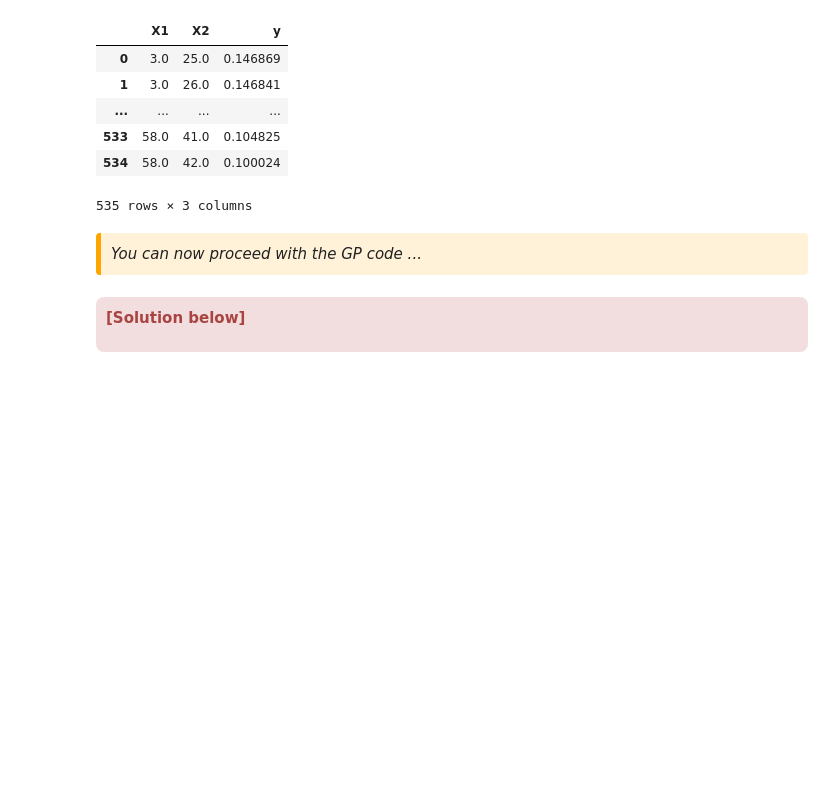
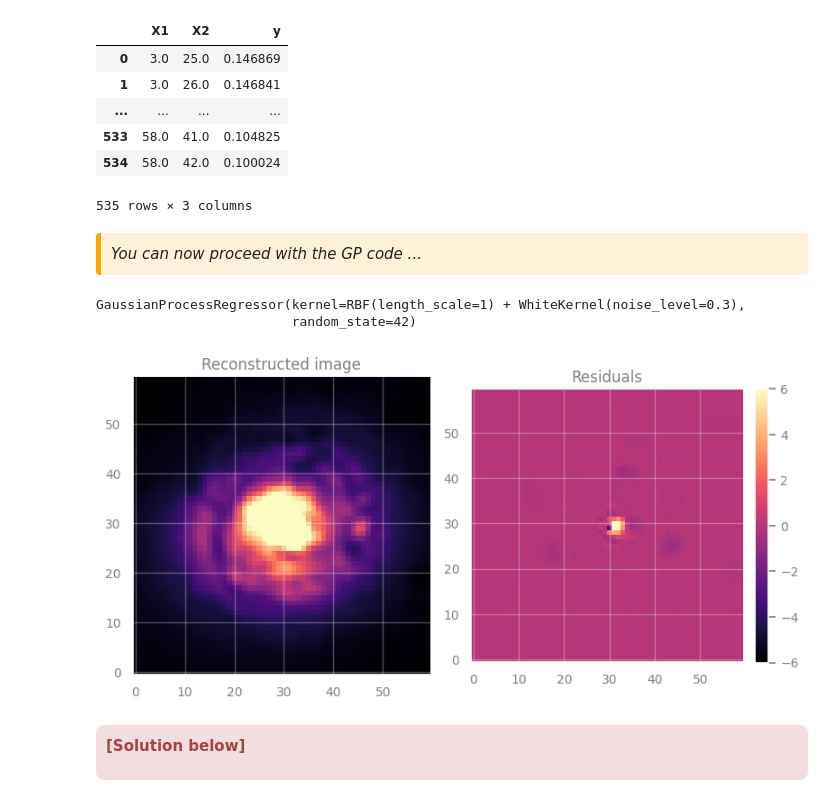
Before and after one commit to sghwang-cosmos/Astrostat-School-2026, a Jupyter notebook: Gaussian_Processes/Gaussian_Processes.ipynb, the cells around one changed output. Cells and saved outputs as stored; diff of their text form; code cells hidden in the pictures; blank space fills up the shorter version.

```diff
--- a/Gaussian_Processes/Gaussian_Processes.ipynb
+++ b/Gaussian_Processes/Gaussian_Processes.ipynb
@@ -954,3 +952,47 @@ Test data:
+# %%
+# Student: Write your code here. Add blocks as you deem fit.
+guess_l = 1.0
+guess_sigma_n = 0.3
+kernel = RBF(length_scale=guess_l) + WhiteKernel(noise_level=guess_sigma_n)
+'''
+Here we initialize the kernels with the initial guesses for their hyperparameters.
+Internally, sklearn's `GaussianProcessRegressor` will optimize them.
+
+Initial guesses are important! A fit may fail if the guesses are too far off.
+'''
+
+# Initialize the Gaussian Process Regressor
+gpr = GaussianProcessRegressor(kernel=kernel, random_state=42)
+
+# Fit the model
+gpr.fit(X_train, y_train)
+# %% [output]
+GaussianProcessRegressor(kernel=RBF(length_scale=1) + WhiteKernel(noise_level=0.3),
+                         random_state=42)
+# %%
+X_full = np.concatenate((X_train, X_test))
+yhat_full, yhat_full_std = gpr.predict(X_full, return_std=True)
+# %%
+rows = X_full[:, 0]
+cols = X_full[:, 1]
+nrows = rows.max() + 1
+ncols = cols.max() + 1
+img_gp = np.full((nrows, ncols), np.nan)
+img_gp[rows, cols] = yhat_full
+# %%
+fig, axes = plt.subplots(nrows=1, ncols=2)
+
+axes[0].set_title("Reconstructed image", fontsize=12)
+axes[0].imshow(img_gp, cmap='magma', origin='lower', vmin=vmin, vmax=vmax)
+
+axes[1].set_title("Residuals", fontsize=12)
+im = axes[1].imshow(img_gp-data, cmap='magma', origin='lower', vmin=-6, vmax=6)
+fig.colorbar(im, ax=axes[1], fraction=0.046, pad=0.04)
+
+plt.tight_layout()
+plt.show()
+# %% [output]
+[figure, added]
 # %% [markdown]
 <div class="alert alert-danger" role="alert" style="border-radius: 8px; padding: 10px;">
 
```
Also changed, not shown: parts of 5 cells of this notebook.
